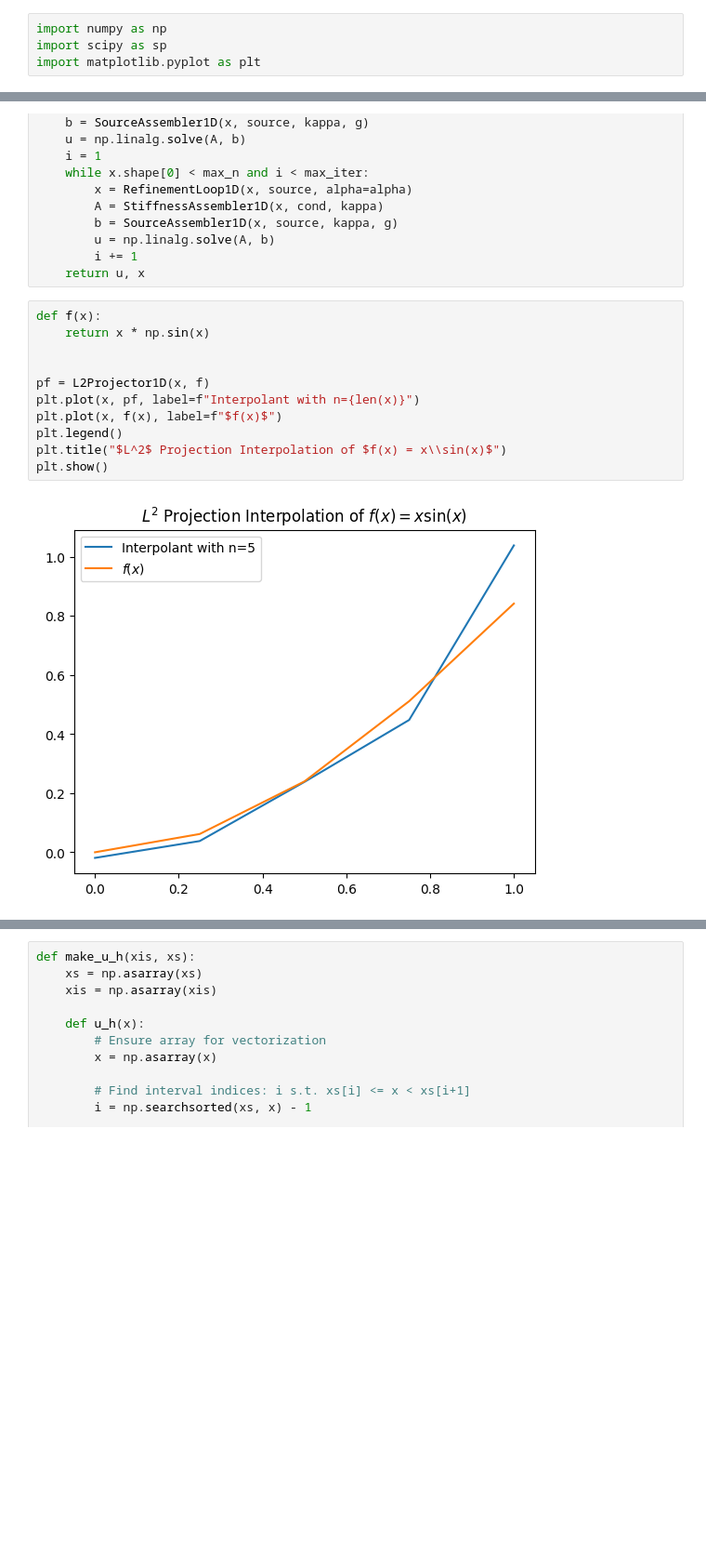
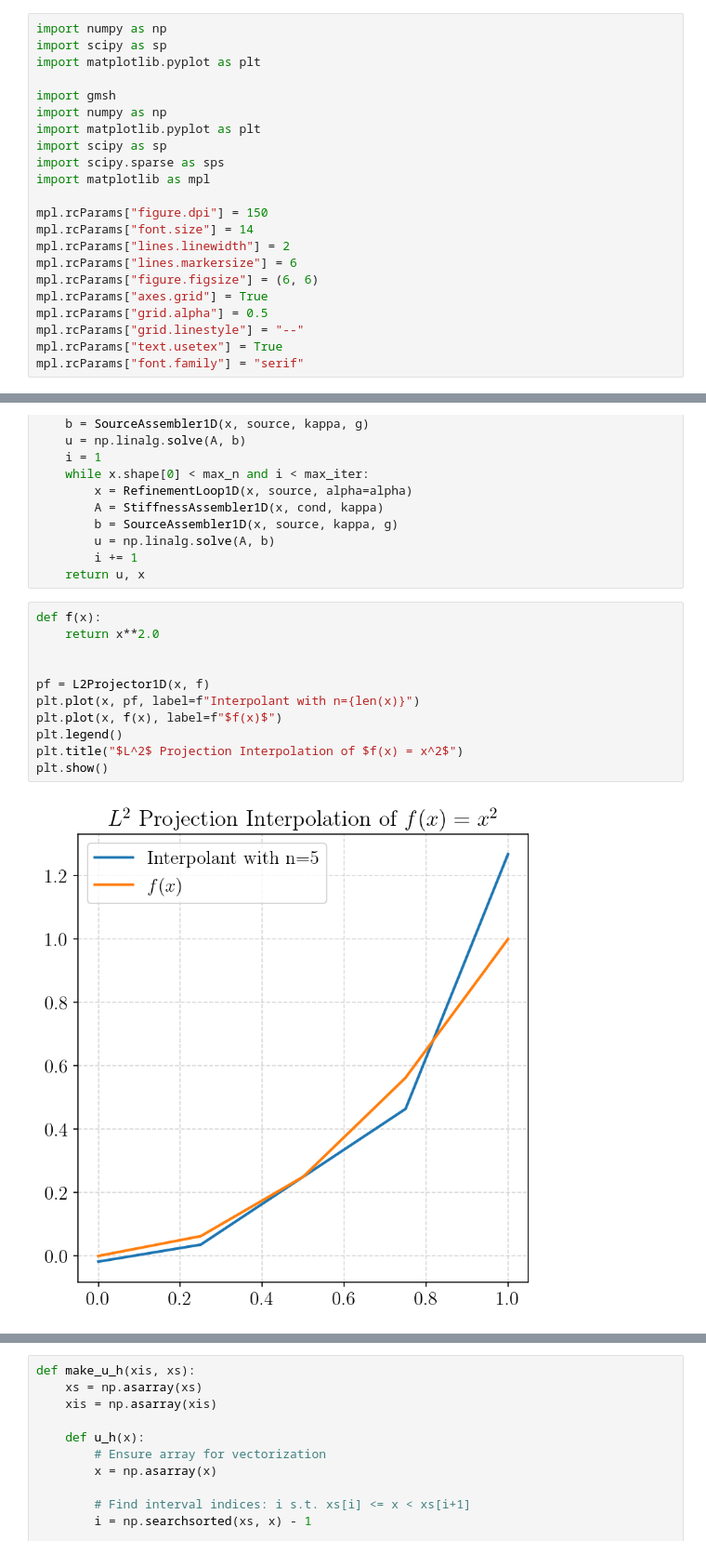
Before and after one commit to PrathamLalwani/FiniteElementProject, a Jupyter notebook: FiniteElement.ipynb, the cells around one changed output, grey strips where cells are left out. Shown at 93% size. Cells and saved outputs as stored; diff of their text form; blank space fills up the shorter version.

Commit message:
updated plots

```diff
--- a/FiniteElement.ipynb
+++ b/FiniteElement.ipynb
@@ -2,6 +2,24 @@
 import numpy as np
 import scipy as sp
 import matplotlib.pyplot as plt
+
+import gmsh
+import numpy as np
+import matplotlib.pyplot as plt
+import scipy as sp
+import scipy.sparse as sps
+import matplotlib as mpl
+
+mpl.rcParams["figure.dpi"] = 150
+mpl.rcParams["font.size"] = 14
+mpl.rcParams["lines.linewidth"] = 2
+mpl.rcParams["lines.markersize"] = 6
+mpl.rcParams["figure.figsize"] = (6, 6)
+mpl.rcParams["axes.grid"] = True
+mpl.rcParams["grid.alpha"] = 0.5
+mpl.rcParams["grid.linestyle"] = "--"
+mpl.rcParams["text.usetex"] = True
+mpl.rcParams["font.family"] = "serif"
 # %% [markdown]
 ## FEM PDE Solver
 # %% [markdown]
@@ -99,17 +117,17 @@ def AdaptivePoissonSolver1D(
     return u, x
 # %%
 def f(x):
-    return x * np.sin(x)
+    return x**2.0
 
 
 pf = L2Projector1D(x, f)
 plt.plot(x, pf, label=f"Interpolant with n={len(x)}")
 plt.plot(x, f(x), label=f"$f(x)$")
 plt.legend()
-plt.title("$L^2$ Projection Interpolation of $f(x) = x\\sin(x)$")
+plt.title("$L^2$ Projection Interpolation of $f(x) = x^2$")
 plt.show()
 # %% [output]
-[figure, old version]
+[figure, new version]
 # %%
 Ns = np.logspace(1, 10, 50, base=2, dtype=int)
 errs = []
```
Also changed, not shown: parts of 7 cells of this notebook, 7 other files.
